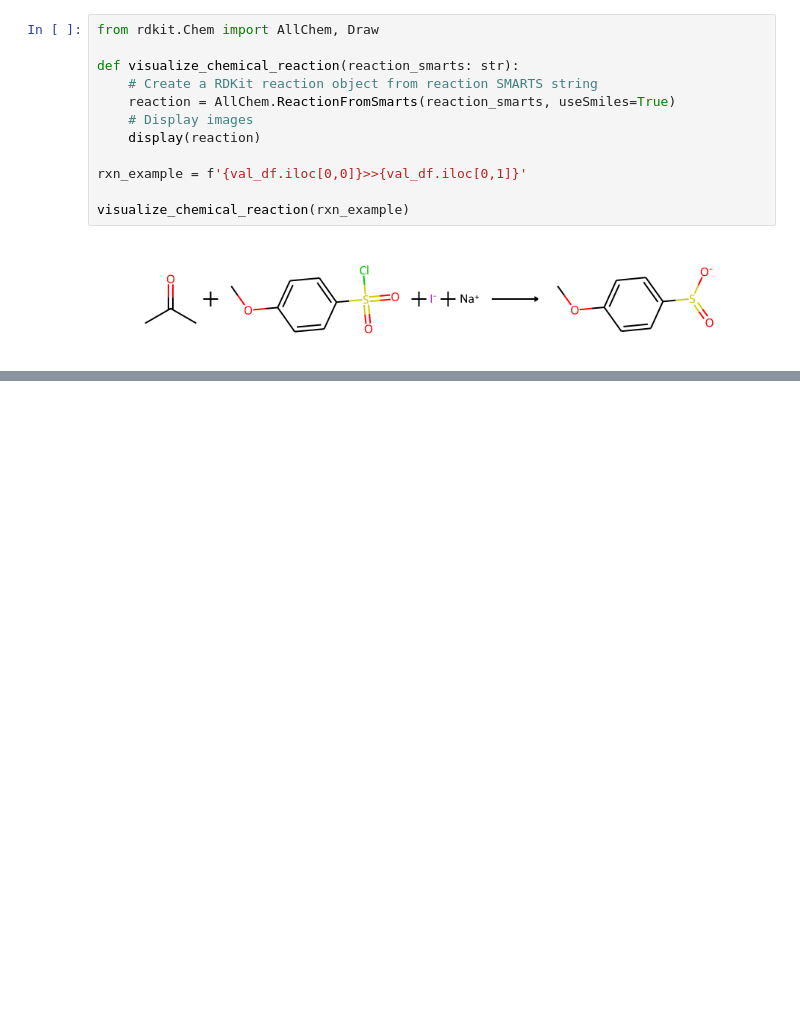
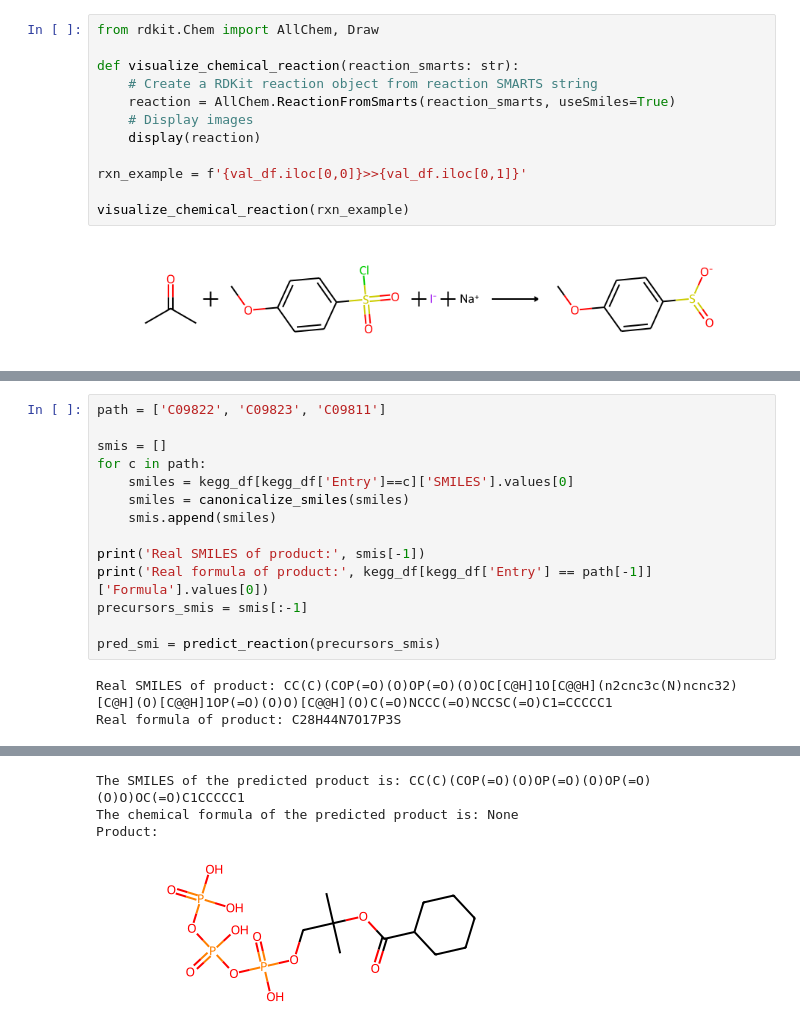
Before and after one commit to costasmexis/metabolic-pathways, a Jupyter notebook: notebooks/lm_for_reactions.ipynb, the cells around one changed output, grey strips where cells are left out. Drawn from its saved outputs; the diff is of its cells as text; blank space fills up the shorter version.

```diff
--- a/notebooks/lm_for_reactions.ipynb
+++ b/notebooks/lm_for_reactions.ipynb
@@ -282,0 +376,17 @@ O = C ( O ) [C@@H] 1 C C C C N 1 ["L-Pipecolate", "Pipecolinic acid", "Pipecolic
+# %%
+path = ['C09822', 'C09823', 'C09811']
+
+smis = []
+for c in path:
+    smiles = kegg_df[kegg_df['Entry']==c]['SMILES'].values[0]
+    smiles = canonicalize_smiles(smiles)
+    smis.append(smiles)
+
+print('Real SMILES of product:', smis[-1])
+print('Real formula of product:', kegg_df[kegg_df['Entry'] == path[-1]]['Formula'].values[0])
+precursors_smis = smis[:-1]
+
+pred_smi = predict_reaction(precursors_smis)
+# %% [output]
+Real SMILES of product: CC(C)(COP(=O)(O)OP(=O)(O)OC[C@H]1O[C@@H](n2cnc3c(N)ncnc32)[C@H](O)[C@@H]1OP(=O)(O)O)[C@@H](O)C(=O)NCCC(=O)NCCSC(=O)C1=CCCCC1
+Real formula of product: C28H44N7O17P3S
@@ -282,0 +395,4 @@ O = C ( O ) [C@@H] 1 C C C C N 1 ["L-Pipecolate", "Pipecolinic acid", "Pipecolic
+The SMILES of the predicted product is: CC(C)(COP(=O)(O)OP(=O)(O)OP(=O)(O)O)OC(=O)C1CCCCC1
+The chemical formula of the predicted product is: None
+Product:
+[figure, added]
```
Also changed, not shown: parts of 30 cells of this notebook, 9 other files.
